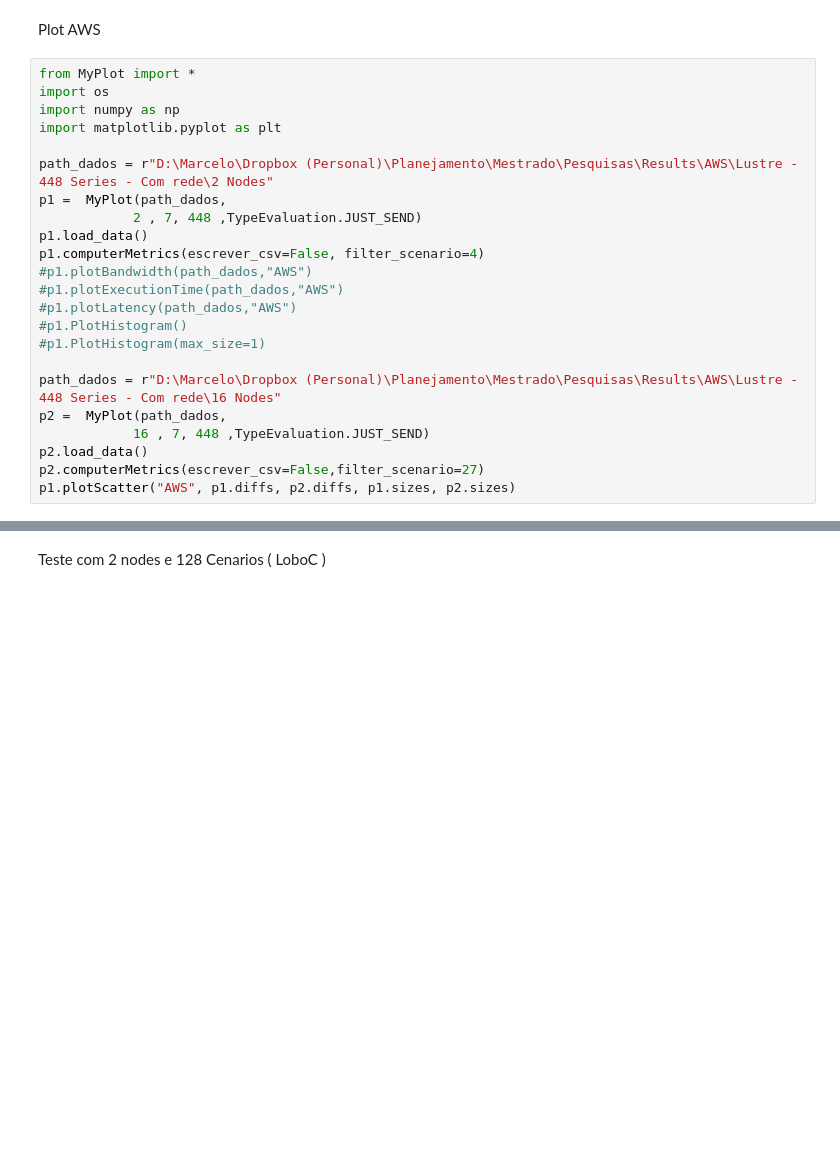
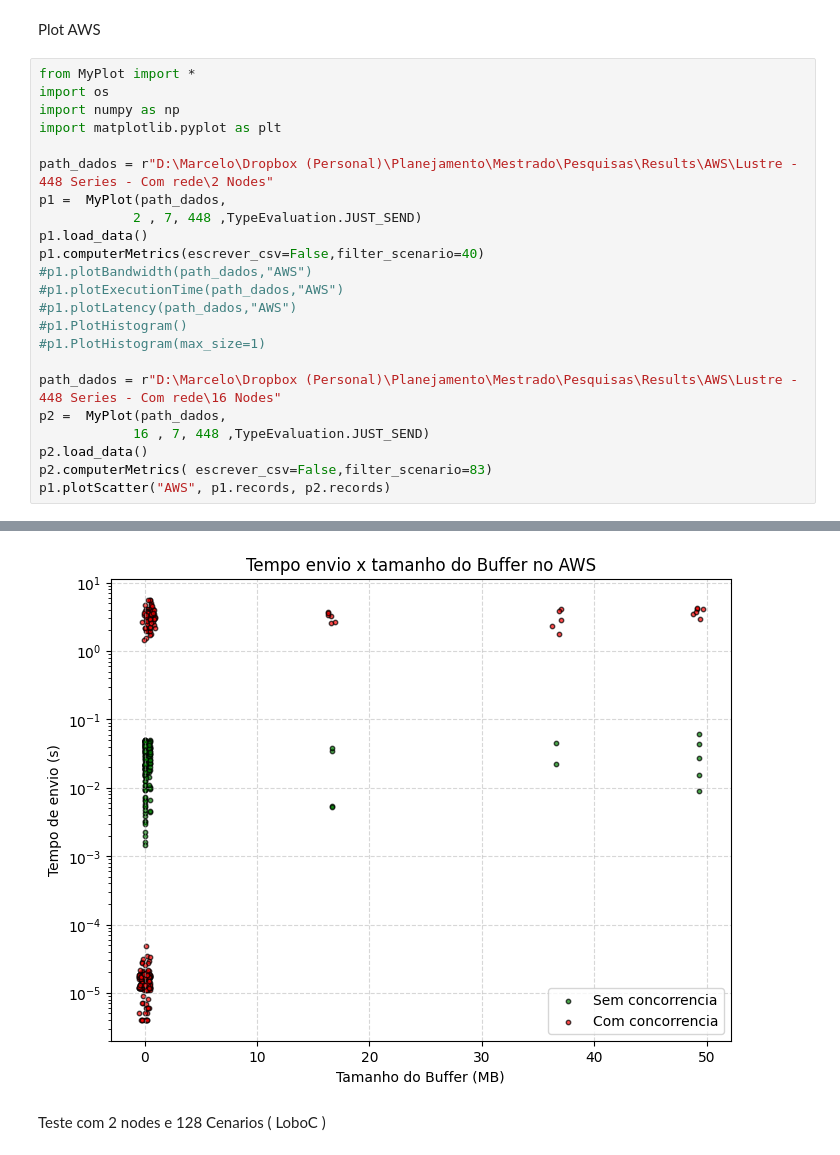
Before and after one commit to mbrcruz/PlotMPI, a Jupyter notebook: PlotResults/PlotResults.ipynb, the cells around one changed output, grey strips where cells are left out. Cells and saved outputs as stored; diff of their text form; blank space fills up the shorter version.

Commit message:
Pandas records

```diff
--- a/PlotResults/PlotResults.ipynb
+++ b/PlotResults/PlotResults.ipynb
@@ -67,7 +67,7 @@ path_dados = r"D:\Marcelo\Dropbox (Personal)\Planejamento\Mestrado\Pesquisas\Res
 p1 =  MyPlot(path_dados,
             2 , 7, 448 ,TypeEvaluation.JUST_SEND)
 p1.load_data()
-p1.computerMetrics(escrever_csv=False, filter_scenario=4)
+p1.computerMetrics(escrever_csv=False,filter_scenario=40)
 #p1.plotBandwidth(path_dados,"AWS")
 #p1.plotExecutionTime(path_dados,"AWS")
 #p1.plotLatency(path_dados,"AWS")
@@ -78,5 +78,6 @@ path_dados = r"D:\Marcelo\Dropbox (Personal)\Planejamento\Mestrado\Pesquisas\Res
 p2 =  MyPlot(path_dados,
             16 , 7, 448 ,TypeEvaluation.JUST_SEND)
 p2.load_data()
-p2.computerMetrics(escrever_csv=False,filter_scenario=27)
-p1.plotScatter("AWS", p1.diffs, p2.diffs, p1.sizes, p2.sizes)
+p2.computerMetrics( escrever_csv=False,filter_scenario=83)
+p1.plotScatter("AWS", p1.records, p2.records)
+# %% [output]
@@ -83,3 +101,4 @@ p1.plotScatter("AWS", p1.diffs, p2.diffs, p1.sizes, p2.sizes)
+[figure, added]
 # %% [markdown]
 Teste com 2 nodes e 128 Cenarios ( LoboC )
 # %%
```
Also changed, not shown: parts of 7 cells of this notebook, 1 other file.
